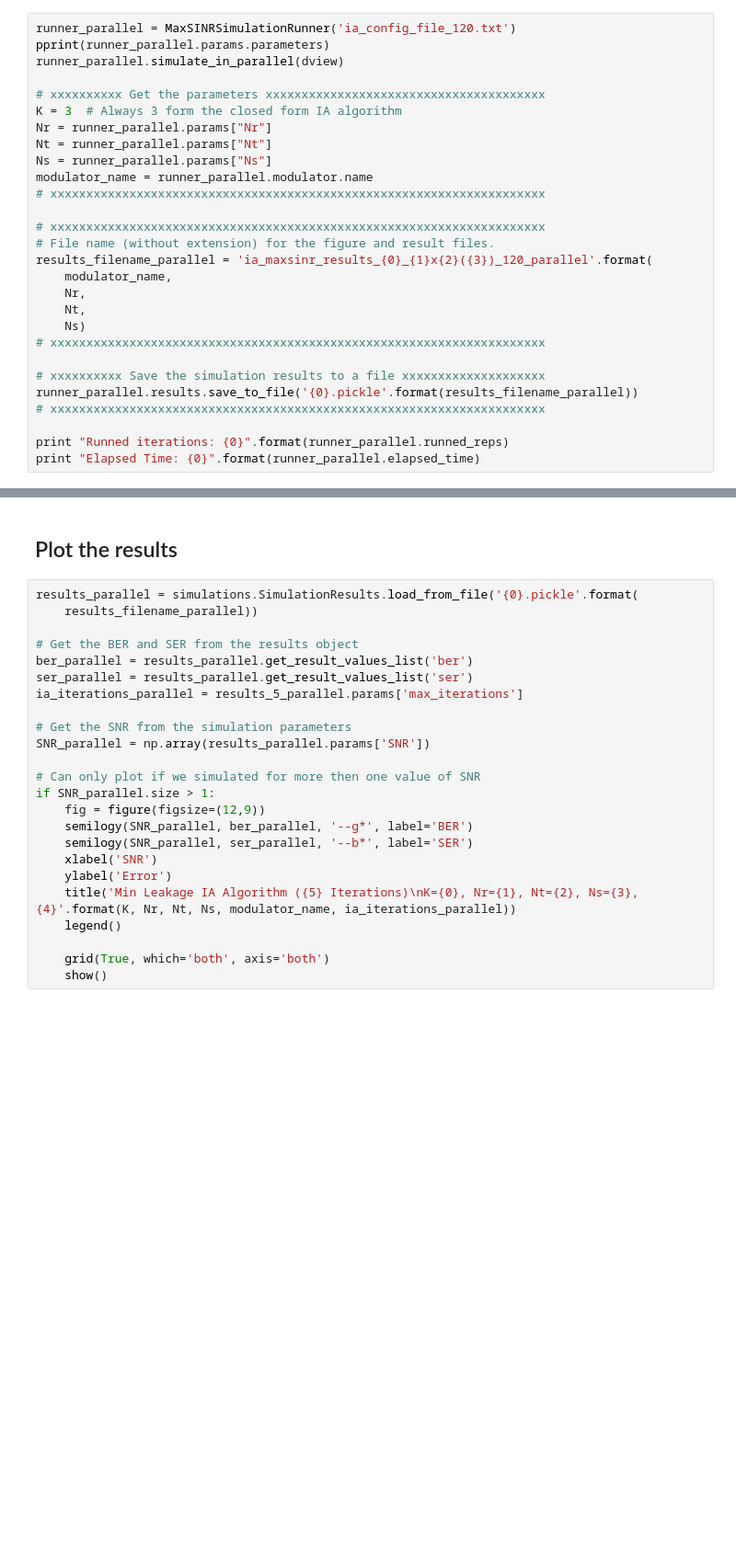
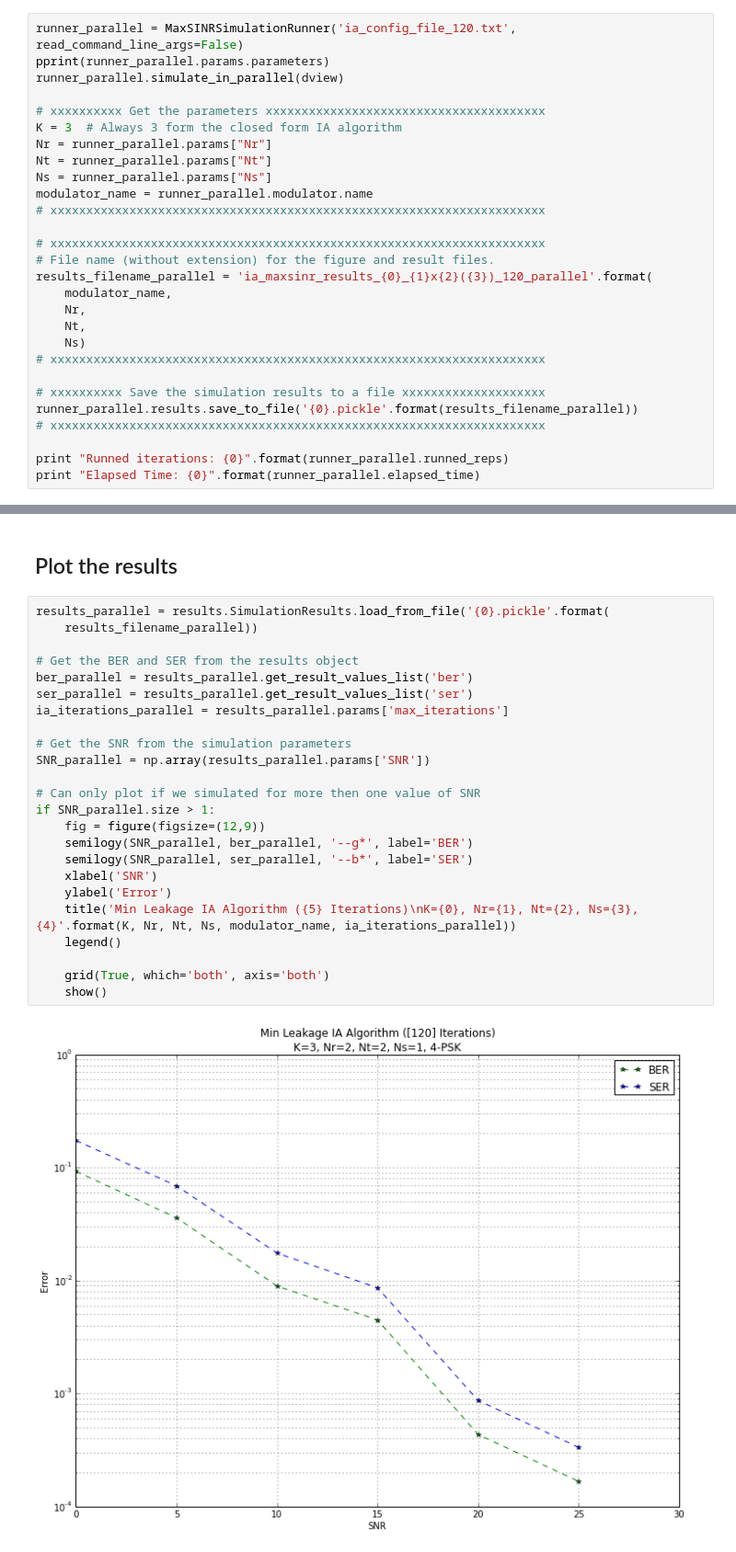
Before and after one commit to darcamo/pyphysim, a Jupyter notebook: ipython_notebooks/Interference Alignment - Max SINR.ipynb, the cells around one changed output, grey strips where cells are left out. Shown at 92% size. Cells and saved outputs as stored; diff of their text form; blank space fills up the shorter version.

```diff
--- a/ipython_notebooks/Interference Alignment - Max SINR.ipynb
+++ b/ipython_notebooks/Interference Alignment - Max SINR.ipynb
@@ -62,7 +67,7 @@ dview.execute('sys.path.append("{0}")'.format(pyphysim_folder))
 # %% [markdown]
 All we need to do now is creating the runner object, call its "simulate" method (or the simulate_in_parallel method) and save the results to a file.
 # %%
-runner_parallel = MaxSINRSimulationRunner('ia_config_file_120.txt')
+runner_parallel = MaxSINRSimulationRunner('ia_config_file_120.txt', read_command_line_args=False)
 pprint(runner_parallel.params.parameters)
 runner_parallel.simulate_in_parallel(dview)
 
@@ -94,26 +113,28 @@ TypeError: __init__() takes exactly 1 argument (2 given)
 # %% [markdown]
 ## Plot the results
 # %%
-results_parallel = simulations.SimulationResults.load_from_file('{0}.pickle'.format(
+results_parallel = results.SimulationResults.load_from_file('{0}.pickle'.format(
     results_filename_parallel))
 
 # Get the BER and SER from the results object
 ber_parallel = results_parallel.get_result_values_list('ber')
 ser_parallel = results_parallel.get_result_values_list('ser')
-ia_iterations_parallel = results_5_parallel.params['max_iterations']
+ia_iterations_parallel = results_parallel.params['max_iterations']
 
 # Get the SNR from the simulation parameters
 SNR_parallel = np.array(results_parallel.params['SNR'])
 
 # Can only plot if we simulated for more then one value of SNR
 if SNR_parallel.size > 1:
     fig = figure(figsize=(12,9))
     semilogy(SNR_parallel, ber_parallel, '--g*', label='BER')
     semilogy(SNR_parallel, ser_parallel, '--b*', label='SER')
     xlabel('SNR')
     ylabel('Error')
     title('Min Leakage IA Algorithm ({5} Iterations)\nK={0}, Nr={1}, Nt={2}, Ns={3}, {4}'.format(K, Nr, Nt, Ns, modulator_name, ia_iterations_parallel))
     legend()
 
     grid(True, which='both', axis='both')
     show()
+# %% [output]
+[figure, added]
```
Also changed, not shown: parts of 3 cells of this notebook, 2 other files.
